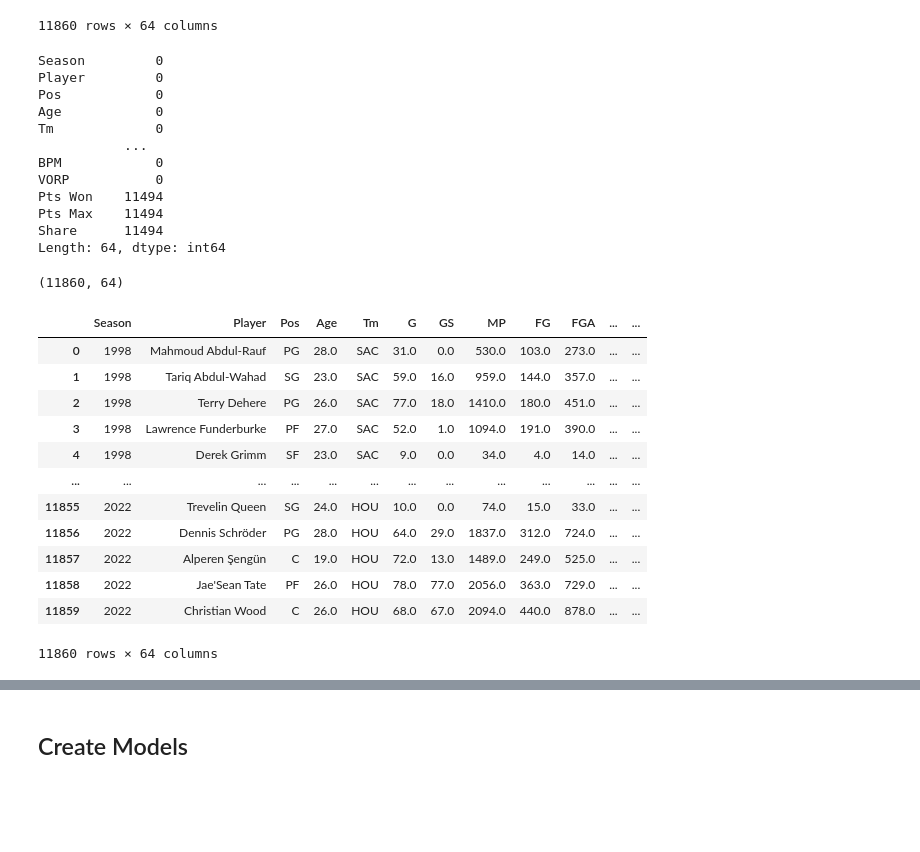
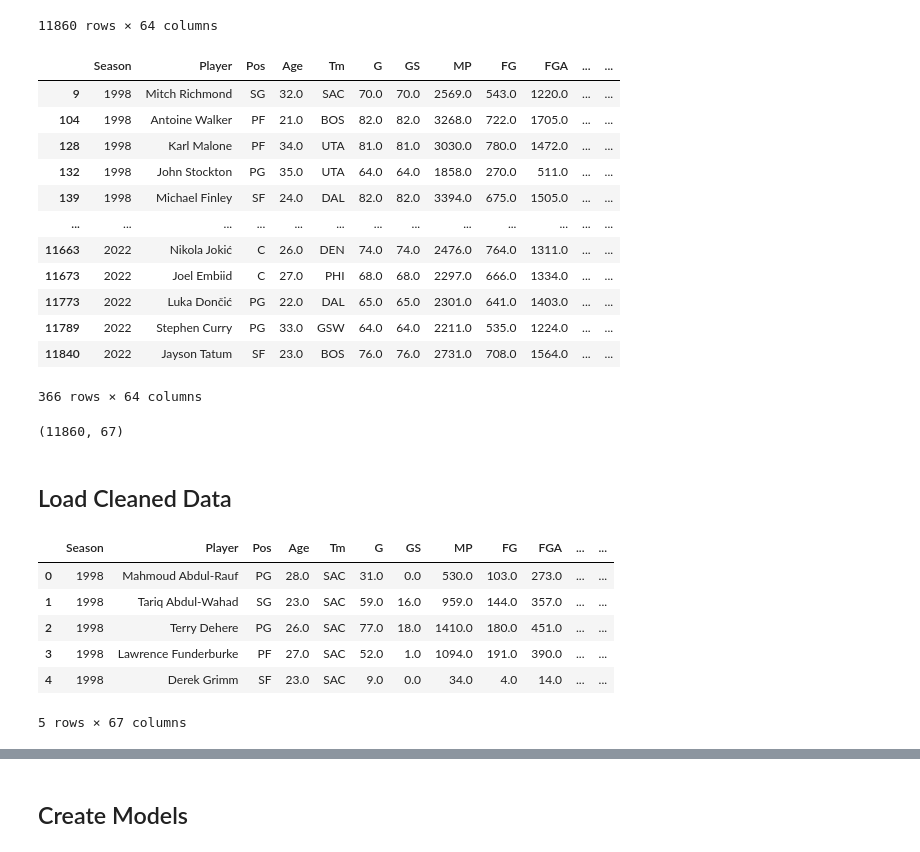
Before and after one commit to claykindiger/DSCI303FinalProject, a Jupyter notebook: FinalProject.ipynb, the cells around one changed output, grey strips where cells are left out. Cells and saved outputs as stored; diff of their text form; code cells hidden in the pictures; blank space fills up the shorter version.

Commit message:
clean up notebook

```diff
--- a/FinalProject.ipynb
+++ b/FinalProject.ipynb
@@ -198,38 +198,25 @@ full_players_mvp
 | 11859 | 2022 | Christian Wood | C | 26.0 | HOU | 68.0 | 67.0 | 2094.0 | 440.0 | 878.0 | ... | ... |
 11860 rows × 64 columns
 # %%
-full_players_mvp[full_players]
+full_players_mvp[~full_players_mvp['Share'].isnull()]
 # %% [output]
+|  | Season | Player | Pos | Age | Tm | G | GS | MP | FG | FGA | ... | ... |
+| 9 | 1998 | Mitch Richmond | SG | 32.0 | SAC | 70.0 | 70.0 | 2569.0 | 543.0 | 1220.0 | ... | ... |
+| 104 | 1998 | Antoine Walker | PF | 21.0 | BOS | 82.0 | 82.0 | 3268.0 | 722.0 | 1705.0 | ... | ... |
+| 128 | 1998 | Karl Malone | PF | 34.0 | UTA | 81.0 | 81.0 | 3030.0 | 780.0 | 1472.0 | ... | ... |
+| 132 | 1998 | John Stockton | PG | 35.0 | UTA | 64.0 | 64.0 | 1858.0 | 270.0 | 511.0 | ... | ... |
+| 139 | 1998 | Michael Finley | SF | 24.0 | DAL | 82.0 | 82.0 | 3394.0 | 675.0 | 1505.0 | ... | ... |
+| ... | ... | ... | ... | ... | ... | ... | ... | ... | ... | ... | ... | ... |
+| 11663 | 2022 | Nikola Jokić | C | 26.0 | DEN | 74.0 | 74.0 | 2476.0 | 764.0 | 1311.0 | ... | ... |
+| 11673 | 2022 | Joel Embiid | C | 27.0 | PHI | 68.0 | 68.0 | 2297.0 | 666.0 | 1334.0 | ... | ... |
+| 11773 | 2022 | Luka Dončić | PG | 22.0 | DAL | 65.0 | 65.0 | 2301.0 | 641.0 | 1403.0 | ... | ... |
+| 11789 | 2022 | Stephen Curry | PG | 33.0 | GSW | 64.0 | 64.0 | 2211.0 | 535.0 | 1224.0 | ... | ... |
+| 11840 | 2022 | Jayson Tatum | SF | 23.0 | BOS | 76.0 | 76.0 | 2731.0 | 708.0 | 1564.0 | ... | ... |
-Season         0
-Player         0
-Pos            0
-Age            0
-Tm             0
-           ...
-BPM            0
-VORP           0
-Pts Won    11494
-Pts Max    11494
-Share      11494
-Length: 64, dtype: int64
+366 rows × 64 columns
 # %%
-full_players_awards = full_players.merge(dpoy_voting,on = ['Season','Player'],how = 'left',suffixes = ('_mvp','_dpoy'))
+full_players_awards = full_players_mvp.merge(dpoy_voting,on = ['Season','Player'],how = 'left',suffixes = ('_mvp','_dpoy'))
 full_players_awards.shape
 # %% [output]
-(11860, 64)
+(11860, 67)
 # %%
-full_players_awards
+full_players_awards.fillna(0,inplace = True)
-# %% [output]
-|  | Season | Player | Pos | Age | Tm | G | GS | MP | FG | FGA | ... | ... |
-| 0 | 1998 | Mahmoud Abdul-Rauf | PG | 28.0 | SAC | 31.0 | 0.0 | 530.0 | 103.0 | 273.0 | ... | ... |
-| 1 | 1998 | Tariq Abdul-Wahad | SG | 23.0 | SAC | 59.0 | 16.0 | 959.0 | 144.0 | 357.0 | ... | ... |
-| 2 | 1998 | Terry Dehere | PG | 26.0 | SAC | 77.0 | 18.0 | 1410.0 | 180.0 | 451.0 | ... | ... |
-| 3 | 1998 | Lawrence Funderburke | PF | 27.0 | SAC | 52.0 | 1.0 | 1094.0 | 191.0 | 390.0 | ... | ... |
-| 4 | 1998 | Derek Grimm | SF | 23.0 | SAC | 9.0 | 0.0 | 34.0 | 4.0 | 14.0 | ... | ... |
-| ... | ... | ... | ... | ... | ... | ... | ... | ... | ... | ... | ... | ... |
-| 11855 | 2022 | Trevelin Queen | SG | 24.0 | HOU | 10.0 | 0.0 | 74.0 | 15.0 | 33.0 | ... | ... |
-| 11856 | 2022 | Dennis Schröder | PG | 28.0 | HOU | 64.0 | 29.0 | 1837.0 | 312.0 | 724.0 | ... | ... |
-| 11857 | 2022 | Alperen Şengün | C | 19.0 | HOU | 72.0 | 13.0 | 1489.0 | 249.0 | 525.0 | ... | ... |
-| 11858 | 2022 | Jae'Sean Tate | PF | 26.0 | HOU | 78.0 | 77.0 | 2056.0 | 363.0 | 729.0 | ... | ... |
-| 11859 | 2022 | Christian Wood | C | 26.0 | HOU | 68.0 | 67.0 | 2094.0 | 440.0 | 878.0 | ... | ... |
-11860 rows × 64 columns
@@ -235,0 +225,13 @@ full_players_awards
+# %% [markdown]
+## Load Cleaned Data
+# %%
+full_dataset = pd.read_csv('full_players_dataset.csv')
+full_dataset.head()
+# %% [output]
+|  | Season | Player | Pos | Age | Tm | G | GS | MP | FG | FGA | ... | ... |
+| 0 | 1998 | Mahmoud Abdul-Rauf | PG | 28.0 | SAC | 31.0 | 0.0 | 530.0 | 103.0 | 273.0 | ... | ... |
+| 1 | 1998 | Tariq Abdul-Wahad | SG | 23.0 | SAC | 59.0 | 16.0 | 959.0 | 144.0 | 357.0 | ... | ... |
+| 2 | 1998 | Terry Dehere | PG | 26.0 | SAC | 77.0 | 18.0 | 1410.0 | 180.0 | 451.0 | ... | ... |
+| 3 | 1998 | Lawrence Funderburke | PF | 27.0 | SAC | 52.0 | 1.0 | 1094.0 | 191.0 | 390.0 | ... | ... |
+| 4 | 1998 | Derek Grimm | SF | 23.0 | SAC | 9.0 | 0.0 | 34.0 | 4.0 | 14.0 | ... | ... |
+5 rows × 67 columns
```
Also changed, not shown: parts of 5 cells of this notebook.
